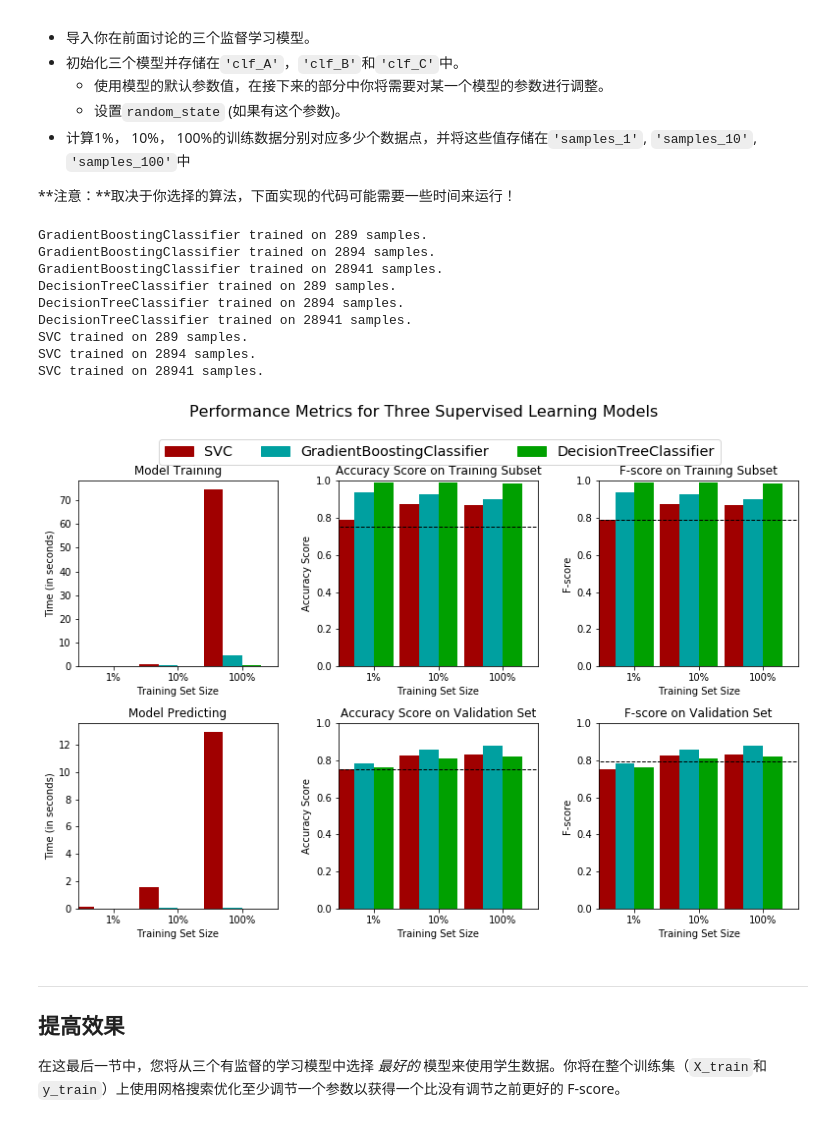
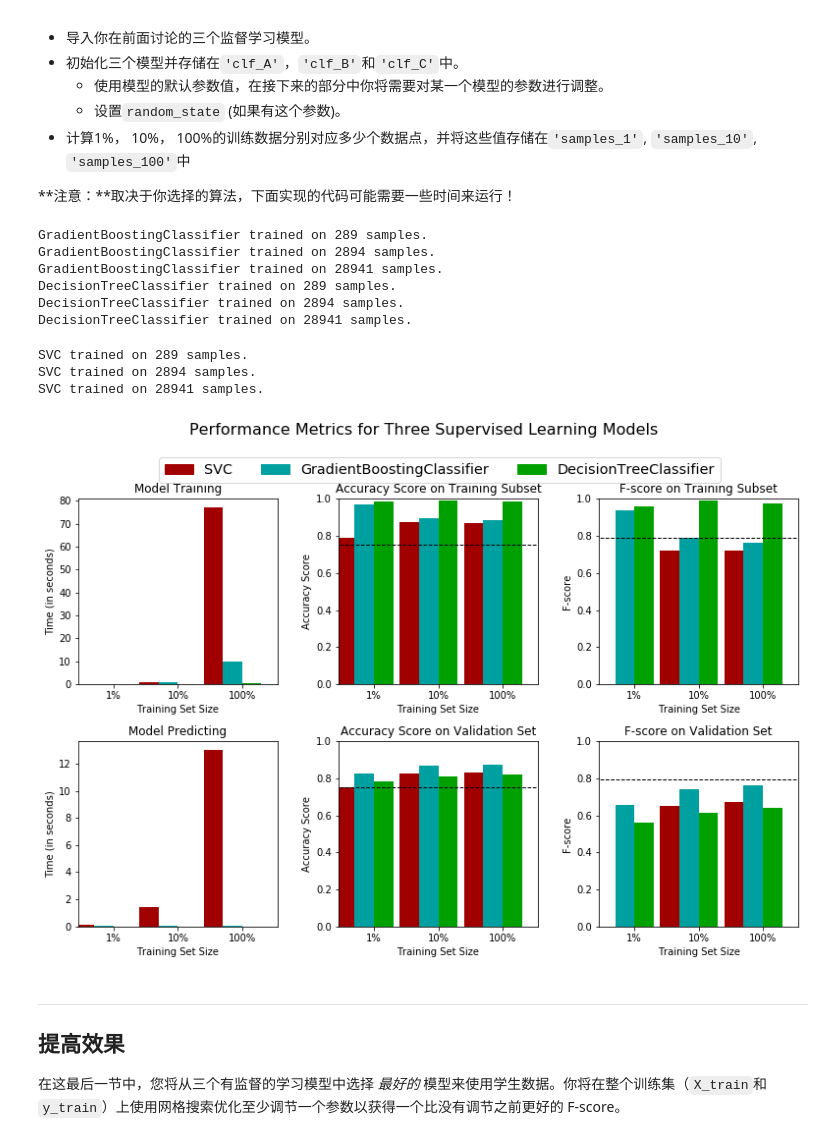
Before and after one commit to ZJZz/Udacity-ML, a Jupyter notebook: finding_donors/finding_donors.ipynb, the cells around one changed output. Saved outputs shown, nothing was run; the diff lists cells and outputs as text; code cells hidden in the pictures.

```diff
--- a/finding_donors/finding_donors.ipynb
+++ b/finding_donors/finding_donors.ipynb
@@ -208,21 +208,17 @@ $$ F_{\beta} = (1 + \beta^2) \cdot \frac{precision \cdot recall}{\left( \beta^2
 #不能使用scikit-learn，你需要根据公式自己实现相关计算。
 
 #TODO： 计算准确率
+accuracy = 1- (sum(y_val.values)/float(y_val.shape[0]))
 
-
-accuracy = 1-(sum(y_test.values)/float(y_test.shape[0]))
+TP = y_val.shape[0] - sum(y_val.values)
+FP = sum(y_val.values)
+FN = 0
 
 # TODO： 计算查准率 Precision
-# 这里是>50K为真还是<=50K为真？
-
-TN = y_test.shape[0] - sum(y_test.values)
-FN = sum(y_test.values)
-FP = 0
-
-precision = TN / float(TN + FN)
+precision = TP / float(TP + FP)
 
 # TODO： 计算查全率 Recall
-recall = TN / float( TN + FP )
+recall = TP / float( TP + FN )
 
 # TODO： 使用上面的公式，设置beta=0.5，计算F-score
 fscore = ( 1+(0.5)*(0.5) )*( precision * recall ) / ( (0.5)*(0.5) * precision + recall )
@@ -376,10 +374,10 @@ def train_predict(learner, sample_size, X_train, y_train, X_val, y_val):
     results['acc_val'] = accuracy_score(y_val, predictions_val)
 
     # TODO：计算在最前面300个训练数据上的F-score
-    results['f_train'] = fbeta_score(y_train[:300], predictions_train, average='micro',beta=0.5)
+    results['f_train'] = fbeta_score(y_train[:300], predictions_train,beta=0.5)
 
     # TODO：计算验证集上的F-score
-    results['f_val'] = fbeta_score(y_val, predictions_val, average='micro',beta=0.5)
+    results['f_val'] = fbeta_score(y_val, predictions_val,beta=0.5)
 
     # 成功
     print "{} trained on {} samples.".format(learner.__class__.__name__, sample_size)
@@ -401,40 +399,40 @@ def train_predict(learner, sample_size, X_train, y_train, X_val, y_val):
 
 from sklearn.ensemble import GradientBoostingClassifier
 from sklearn import tree
 from sklearn import svm
 
 
 # TODO：初始化三个模型
-clf_A = GradientBoostingClassifier(n_estimators=100, learning_rate=1.0,max_depth=2, random_state=0)
-clf_B = tree.DecisionTreeClassifier()
-clf_C = svm.SVC()
+clf_A = GradientBoostingClassifier(random_state=0)
+clf_B = tree.DecisionTreeClassifier(random_state=0)
+clf_C = svm.SVC(random_state=0)
 
 # TODO：计算1%， 10%， 100%的训练数据分别对应多少点
 samples_1 = int(X_train.shape[0]*0.01)
 samples_10 = int(X_train.shape[0]*0.1)
 samples_100 = X_train.shape[0]
 
 # 收集学习器的结果
 results = {}
 for clf in [clf_A, clf_B, clf_C]:
     clf_name = clf.__class__.__name__
     results[clf_name] = {}
     for i, samples in enumerate([samples_1, samples_10, samples_100]):
         results[clf_name][i] = train_predict(clf, samples, X_train, y_train, X_val, y_val)
 
 # 对选择的三个模型得到的评价结果进行可视化
 vs.evaluate(results, accuracy, fscore)
 # %% [output]
 GradientBoostingClassifier trained on 289 samples.
 GradientBoostingClassifier trained on 2894 samples.
 GradientBoostingClassifier trained on 28941 samples.
 DecisionTreeClassifier trained on 289 samples.
 DecisionTreeClassifier trained on 2894 samples.
 DecisionTreeClassifier trained on 28941 samples.
-SVC trained on 289 samples.
-SVC trained on 2894 samples.
-SVC trained on 28941 samples.
+SVC trained on 289 samples.
+SVC trained on 2894 samples.
+SVC trained on 28941 samples.
-[figure, old version]
+[figure, new version]
 # %% [markdown]
 ----
 ## 提高效果
```
Also changed, not shown: parts of 10 cells of this notebook, 1 other file.
